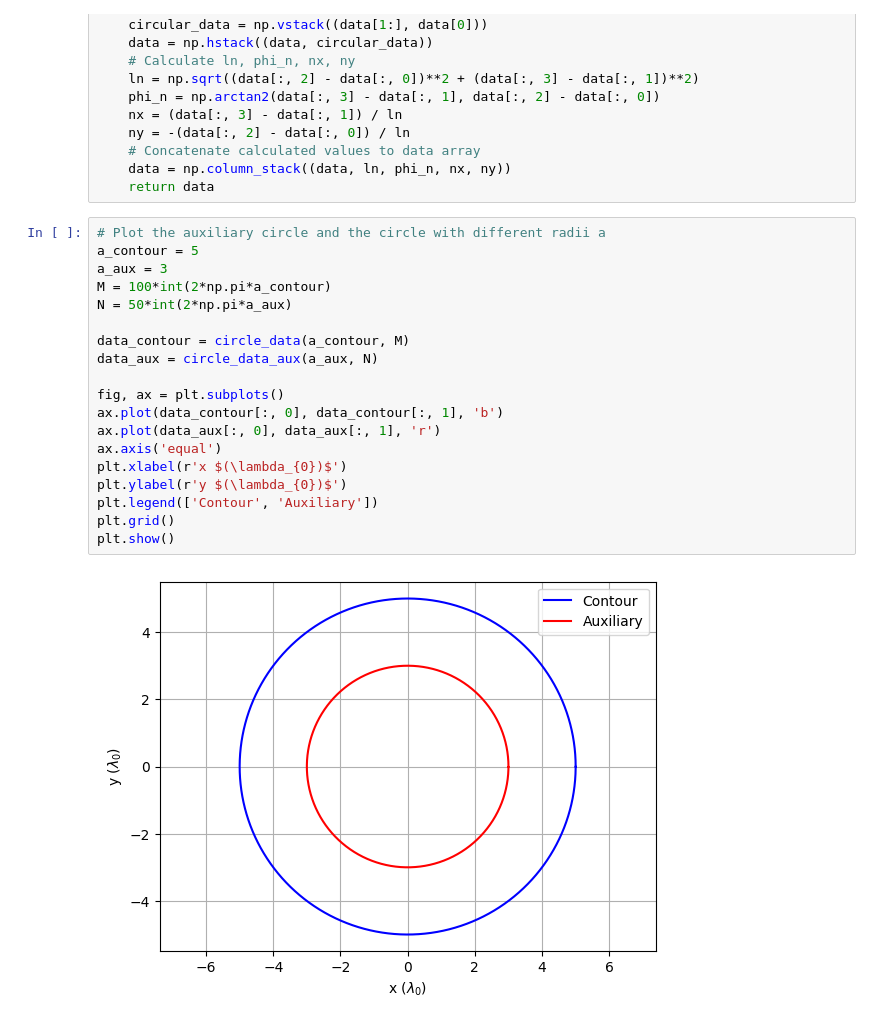
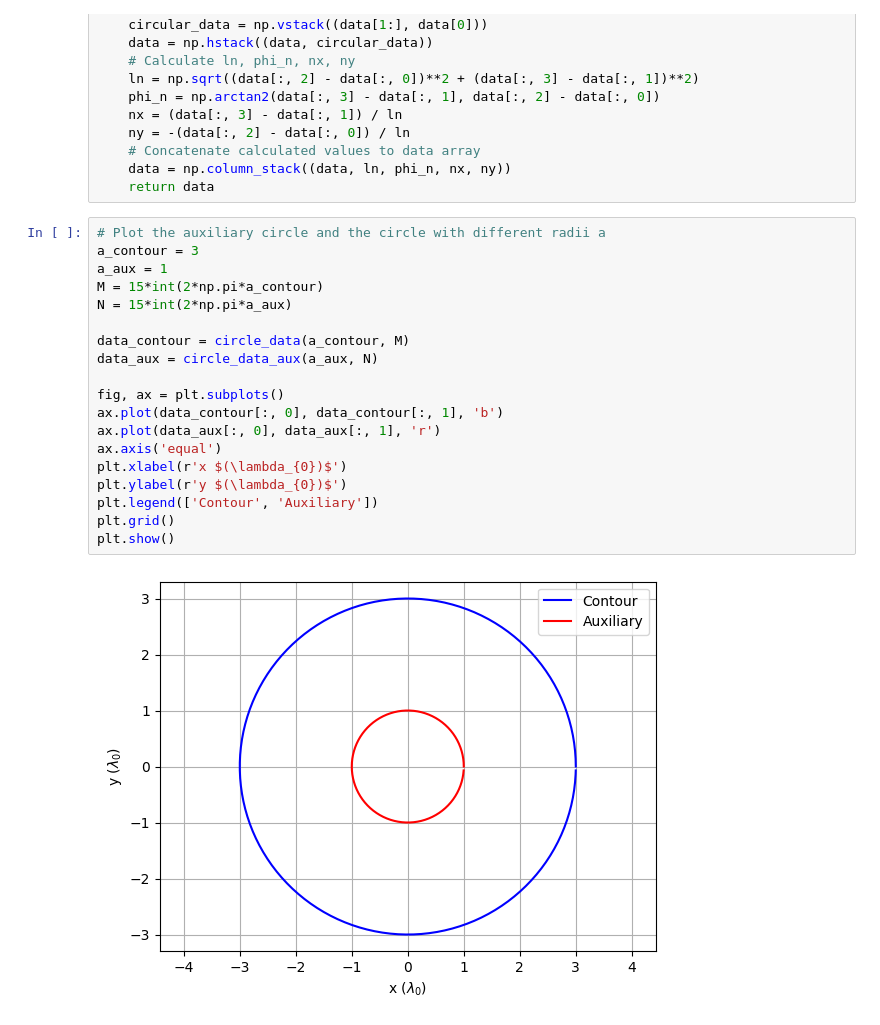
Before and after one commit to MariusGhica/Advanced-EM, a Jupyter notebook: forwardScattering_aux.ipynb, the cells around one changed output. Saved outputs shown, nothing was run; the diff lists cells and outputs as text.

```diff
--- a/forwardScattering_aux.ipynb
+++ b/forwardScattering_aux.ipynb
@@ -68,25 +68,25 @@ def circle_data_aux(a, N):
     return data
 # %%
 # Plot the auxiliary circle and the circle with different radii a
-a_contour = 5
-a_aux = 3
-M = 100*int(2*np.pi*a_contour)
-N = 50*int(2*np.pi*a_aux)
+a_contour = 3
+a_aux = 1
+M = 15*int(2*np.pi*a_contour)
+N = 15*int(2*np.pi*a_aux)
 
 data_contour = circle_data(a_contour, M)
 data_aux = circle_data_aux(a_aux, N)
 
 fig, ax = plt.subplots()
 ax.plot(data_contour[:, 0], data_contour[:, 1], 'b')
 ax.plot(data_aux[:, 0], data_aux[:, 1], 'r')
 ax.axis('equal')
 plt.xlabel(r'x $(\lambda_{0})$')
 plt.ylabel(r'y $(\lambda_{0})$')
 plt.legend(['Contour', 'Auxiliary'])
 plt.grid()
 plt.show()
 # %% [output]
-[figure, old version]
+[figure, new version]
 # %%
 def calculate_current_distribution_aux_sources(a_contour, a_aux, data_contour, data_aux, phi_i):
     k = 2 * np.pi  # Wavenumber
```
Also changed, not shown: parts of 6 cells of this notebook, 1 other file.
